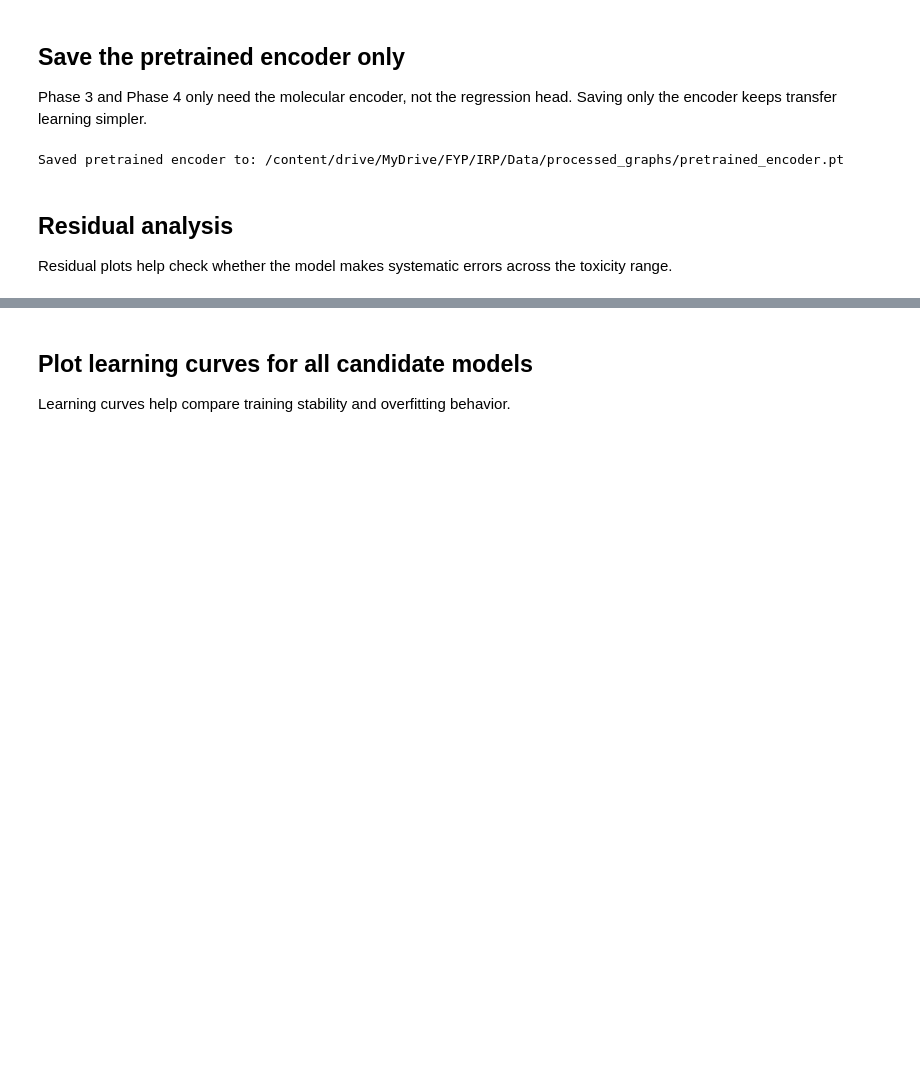
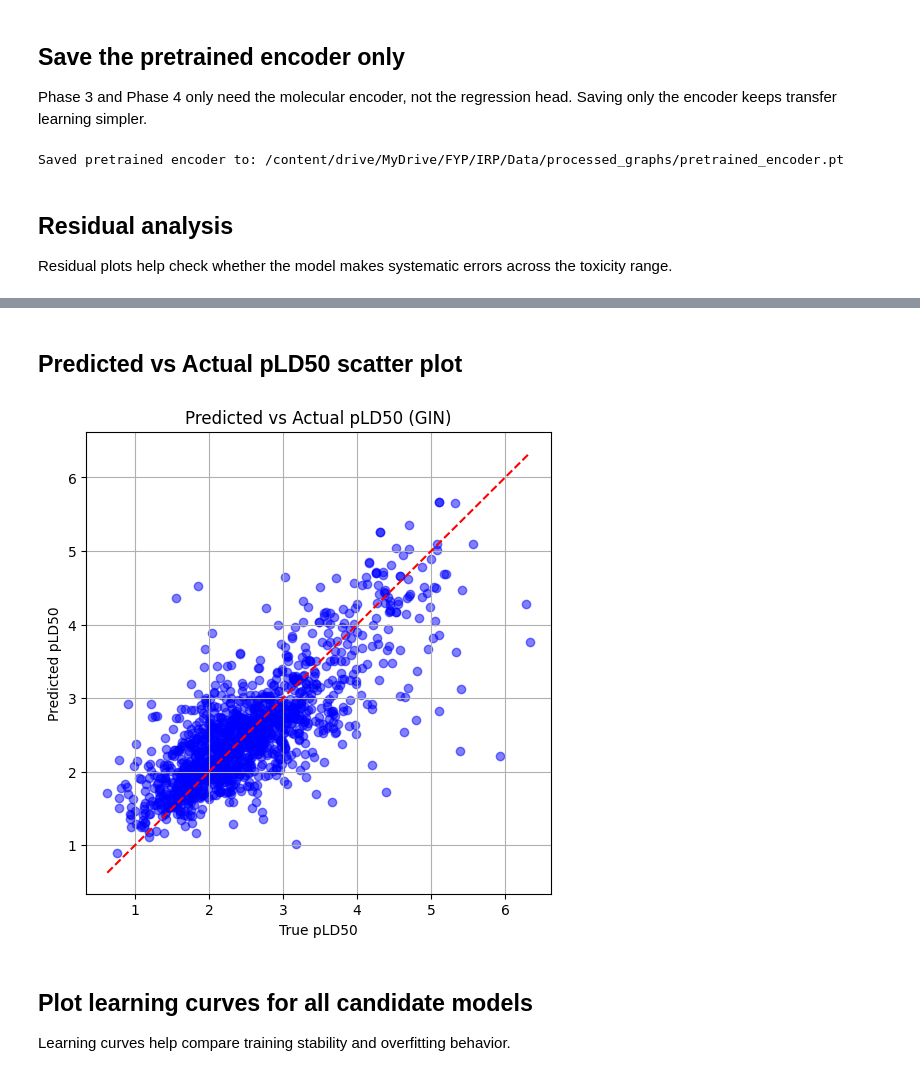
Before and after one commit to summyyyyy/Mixture-Toxicity-Predictor-with-Real-Time-Explanations, a Jupyter notebook: P2_Pre‑training_the_Single‑Drug_Encoder.ipynb, the cells around one changed output, grey strips where cells are left out. Drawn from its saved outputs; the diff is of its cells as text; code cells hidden in the pictures; blank space fills up the shorter version.

```diff
--- a/P2_Pre‑training_the_Single‑Drug_Encoder.ipynb
+++ b/P2_Pre‑training_the_Single‑Drug_Encoder.ipynb
@@ -611,3 +624,21 @@ plt.show()
+# %% [markdown]
+## Predicted vs Actual pLD50 scatter plot
+# %%
+preds_original = test_metrics["preds_original"]
+trues_original = test_metrics["trues_original"]
+
+plt.figure(figsize=(6, 6))
+plt.scatter(trues_original, preds_original, alpha=0.5, color='blue')
+plt.plot([min(trues_original), max(trues_original)],
+         [min(trues_original), max(trues_original)],
+         color='red', linestyle='--', linewidth=1.5)
+plt.xlabel("True pLD50")
+plt.ylabel("Predicted pLD50")
+plt.title(f"Predicted vs Actual pLD50 ({best_model_name})")
+plt.grid(True)
+plt.show()
+# %% [output]
+[figure, added]
 # %% [markdown]
 ## Plot learning curves for all candidate models
 
```
Also changed, not shown: parts of 8 cells of this notebook.
